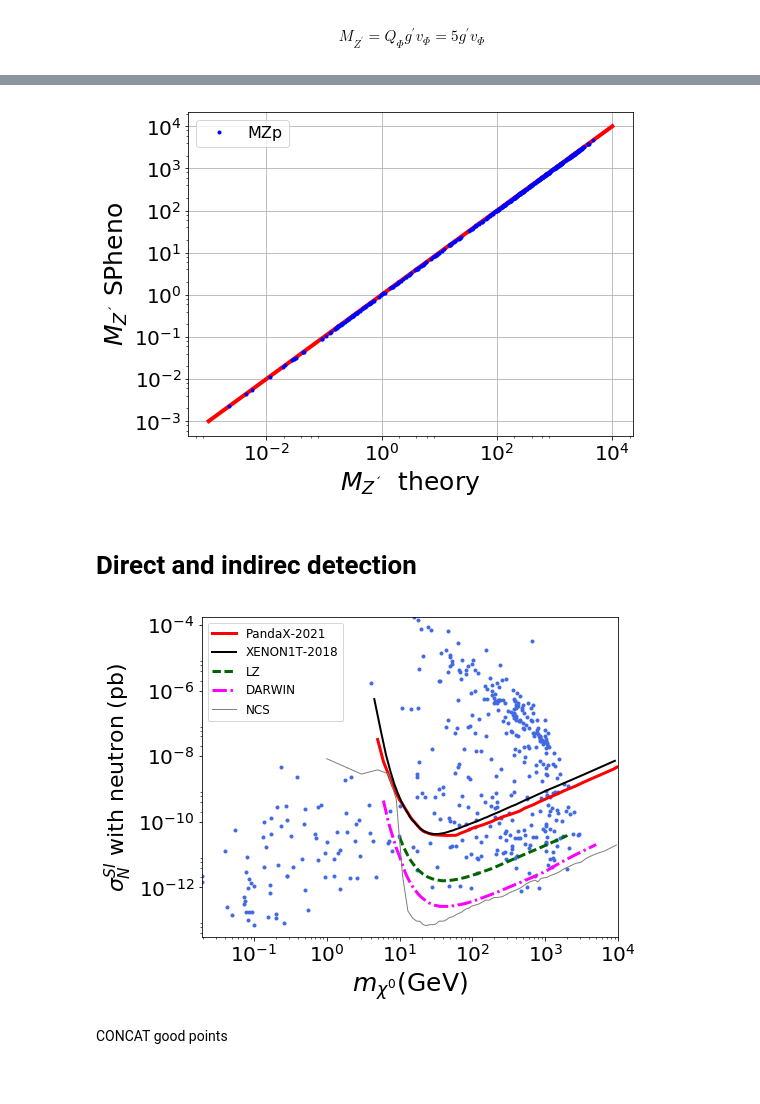
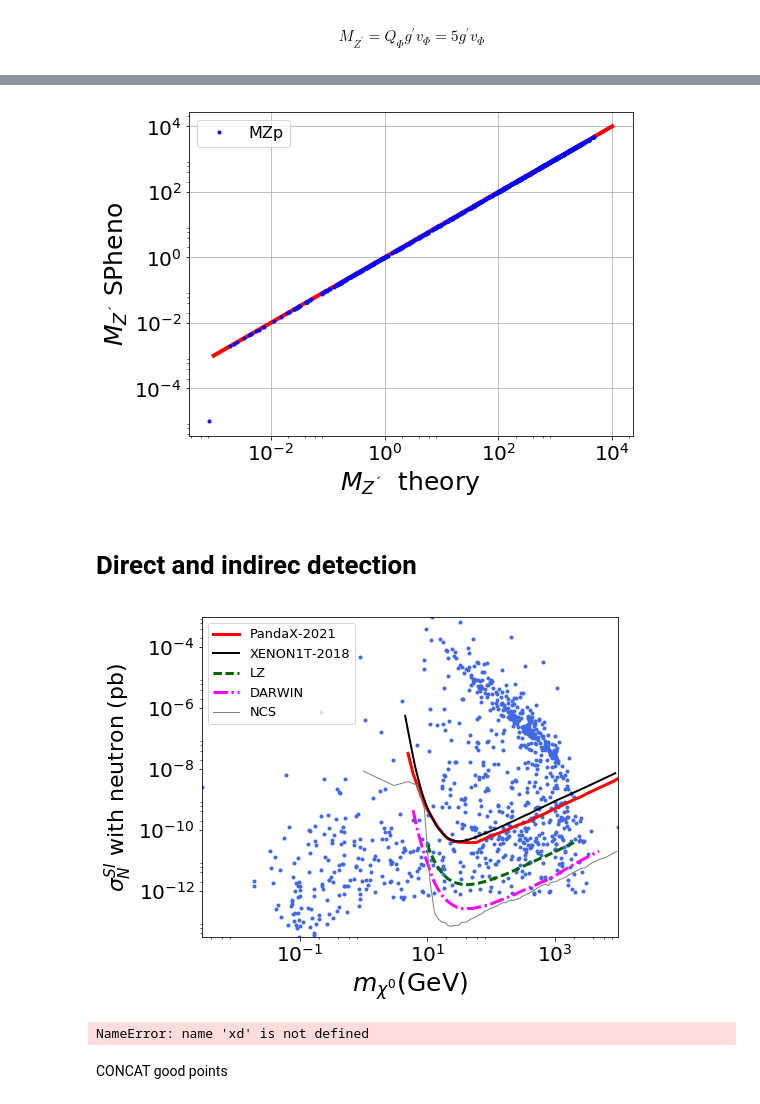
Before and after one commit to anferivera/DarkBariogenesis, a Jupyter notebook: U1B_model-random-scan-DM.ipynb, the cells around one changed output, grey strips where cells are left out. Drawn from its saved outputs; the diff is of its cells as text; code cells hidden in the pictures.

```diff
--- a/U1B_model-random-scan-DM.ipynb
+++ b/U1B_model-random-scan-DM.ipynb
@@ -38,7 +38,7 @@ xd.shape
 Planck results 2018
 # %%
 #Experimental values for DM:Planck results 2018
-e = 10
+e = 15
 Omega = 0.1200
 Omega_min=Omega - e*0.0012
 Omega_max=Omega + e*0.0012
@@ -160,7 +168,7 @@ plt.legend(prop={'size':16},loc='best')
 plt.tight_layout()
 plt.show()
 # %% [output]
-[figure, old version]
+[figure, new version]
 # %% [markdown]
 # Direct and indirec detection
 # %%
@@ -223,34 +231,38 @@ plt.loglog(m,pandaX21(m)*1e+36,'r-',lw=3,label='PandaX-2021')
 n=np.arange(4.5,9000)
 plt.loglog(n,XENON1T(n)*1e+36,'k-',lw=2,label='XENON1T-2018')
 
 #plt LZ
 n=np.arange(10,2000)
 plt.semilogy(n,LZSI(n)*1e+36,color='darkgreen',linestyle='--',lw=3,label='LZ')
 
 # DARWIN SI
 n=np.arange(6,5000)
 plt.loglog(n,DARSI(n)*1e+36,color='magenta',linestyle='-.',lw=3,label='DARWIN')
 
 #Neutrino coherent scattering
 n=np.arange(1,9.5e+3,2)
 plt.loglog(n,NCS(n),color='grey',lw=1.0,label='NCS')
 '''back=[]
 for i in range(0,len(n)):
     m = NCS(n[i])
     back.append(m)
 back=np.asarray(back)
 plt.fill_between(n,1.e-38,back,facecolor='yellow',alpha=0.5,label='NCS')
 '''
 plt.xlabel(r'$m_{\chi^0}$(GeV)',size=25)
 plt.ylabel(r'$\sigma_N^{SI}$ with neutron (pb)',size=22)
-plt.legend(prop={'size':12},loc='best')
+plt.legend(prop={'size':13},loc='best')
 
 plt.xlim(xd.mchi.min(),1.0e4)
-plt.ylim(3e-14,xd.SIN.max())
+plt.ylim(3e-14,1e-3)
 
 plt.tight_layout()
 plt.savefig('plots/SI.pdf')
 #plt.show()
 # %% [output]
-[figure, old version]
+[figure, new version]
+# %%
+xd[['MZp']]
+# %% [output]
+NameError: name 'xd' is not defined
 # %%
```
Also changed, not shown: parts of 33 cells of this notebook, 4 other files.
